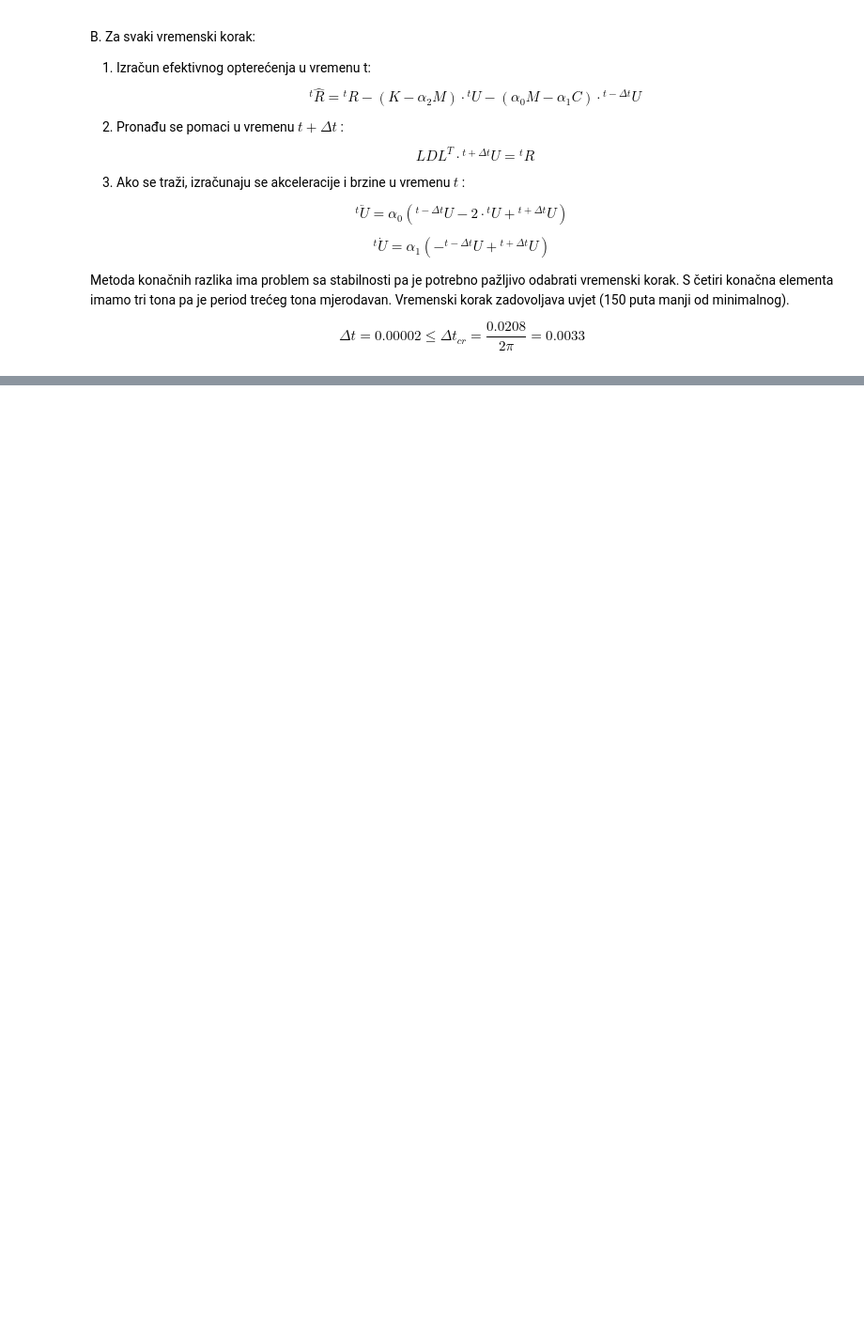
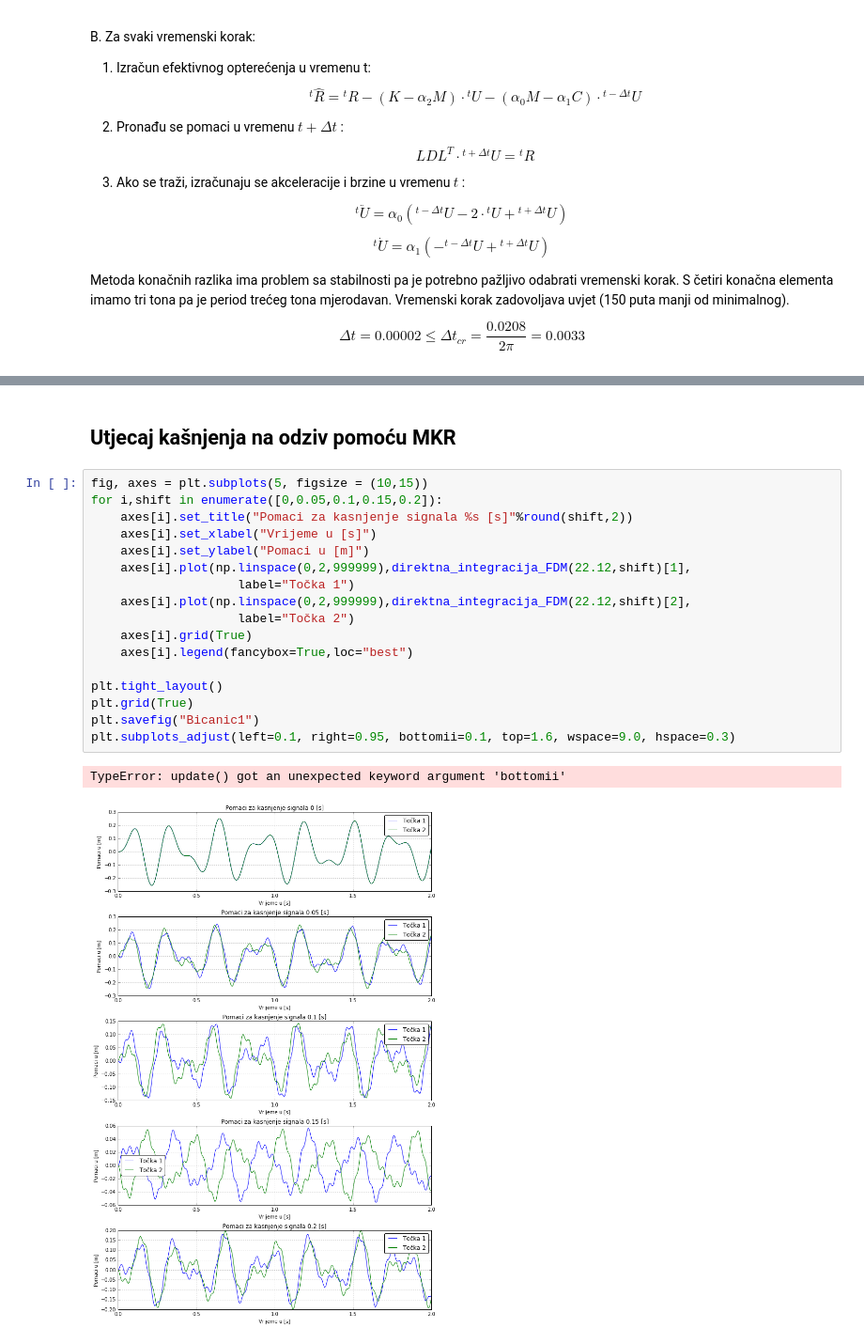
Before and after one commit to Ivan768/MSE-diplomski, a Jupyter notebook: MSE.ipynb, the cells around one changed output, grey strips where cells are left out. Shown at 94% size. Drawn from its saved outputs; the diff is of its cells as text; blank space fills up the shorter version.

```diff
--- a/MSE.ipynb
+++ b/MSE.ipynb
@@ -1020,0 +1021,22 @@ direktna_integracija_FDM()
+# %% [markdown]
+## Utjecaj kašnjenja na odziv pomoću MKR
+# %%
+fig, axes = plt.subplots(5, figsize = (10,15))
+for i,shift in enumerate([0,0.05,0.1,0.15,0.2]):
+    axes[i].set_title("Pomaci za kasnjenje signala %s [s]"%round(shift,2))
+    axes[i].set_xlabel("Vrijeme u [s]")
+    axes[i].set_ylabel("Pomaci u [m]")
+    axes[i].plot(np.linspace(0,2,999999),direktna_integracija_FDM(22.12,shift)[1],
+                    label="Točka 1")
+    axes[i].plot(np.linspace(0,2,999999),direktna_integracija_FDM(22.12,shift)[2],
+                    label="Točka 2")
+    axes[i].grid(True)
+    axes[i].legend(fancybox=True,loc="best")
+
+plt.tight_layout()
+plt.grid(True)
+plt.savefig("Bicanic1")
+plt.subplots_adjust(left=0.1, right=0.95, bottomii=0.1, top=1.6, wspace=9.0, hspace=0.3)
+# %% [output]
+TypeError: update() got an unexpected keyword argument 'bottomii'
+[figure, added]
```
Also changed, not shown: parts of 17 cells of this notebook.
